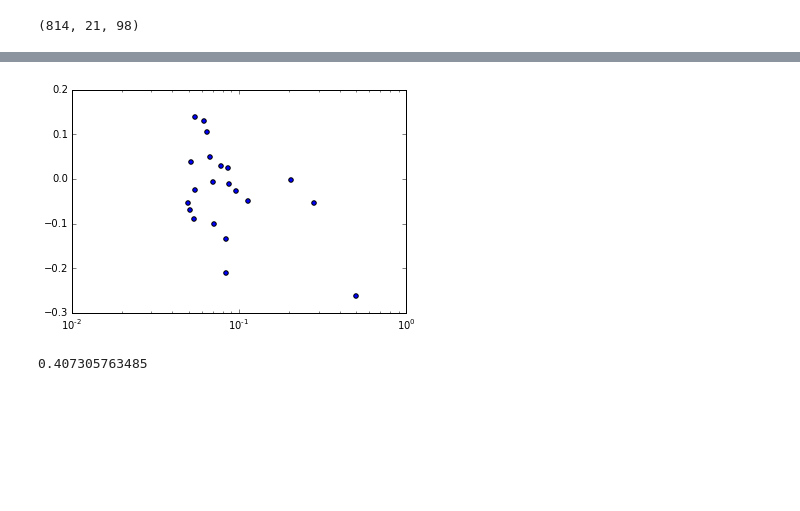
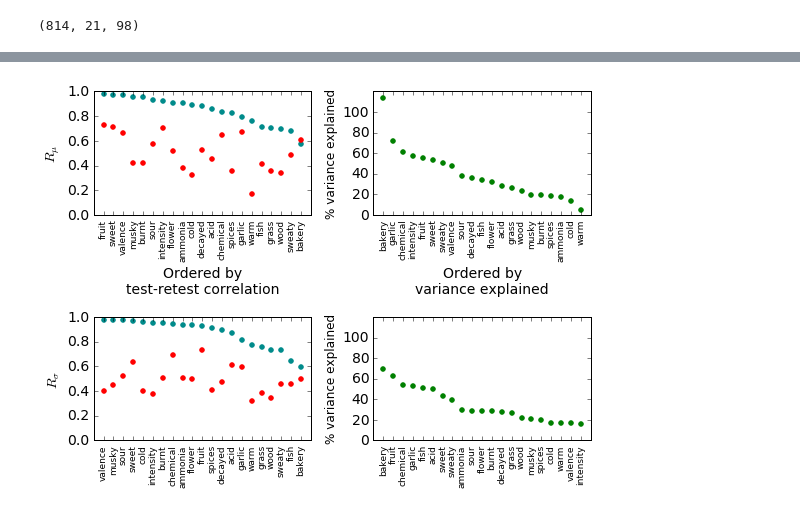
Before and after one commit to dream-olfaction/olfaction-prediction, a Jupyter notebook: opc_python/gerkin/prediction-limits.ipynb, the cells around one changed output, grey strips where cells are left out. Drawn from its saved outputs; the diff is of its cells as text; code cells hidden in the pictures; blank space fills up the shorter version.

Commit message:
Added notebook for reproducing figures in paper

```diff
--- a/opc_python/gerkin/prediction-limits.ipynb
+++ b/opc_python/gerkin/prediction-limits.ipynb
@@ -32,6 +32,10 @@ The Y['mean_std'] matrix now has shape (814x42) molecules by 2 x perceptual desc
 The Y['subject'] dict now has 49 matrices of shape (814x21) molecules by perceptual descriptors, one for each subject
 # %%
 y = np.ma.dstack([Y_all_mask['subject'][i] for i in range(1,50)])
+# %%
+perceptual_headers, perceptual_obs_data = loading.load_perceptual_data('training')
+# %%
+descriptors = [ph.split('/')[0].lower() for ph in perceptual_headers[6:]]
 # %%
 y2 = np.ma.dstack((y,y))
 y2.shape
@@ -40 +77,14 @@ y2.shape
+# %%
+# Taken from previous fits.
+best = {}
+best['mean'] = np.array([0.70097375,  0.66613775,  0.60919667,  0.71083115,  0.72697513,
+        0.41324559,  0.67517077,  0.35532091,  0.32683721,  0.5739374 ,
+        0.4174755 ,  0.45235007,  0.17290684,  0.42151002,  0.48610618,
+        0.3819078 ,  0.52868636,  0.33612901,  0.35745922,  0.51474916,
+        0.64789066])
+best['std'] = np.array([ 0.38      ,  0.4       ,  0.49785038,  0.63549459,  0.73547243,
+        0.45797419,  0.5945972 ,  0.4086892 ,  0.40109547,  0.52394973,
+        0.50651325,  0.61262666,  0.31698427,  0.44576133,  0.45793596,
+        0.50874842,  0.47298217,  0.34315854,  0.3857553 ,  0.50038353,
+        0.69402738])
 # %%
@@ -102,18 +105,0 @@ feature_gain = np.array([  4.49477830e-01,   3.35441491e-02,   8.00988917e-04,
-# %%
-plt.scatter(feature_gain[:21]+0.05,best-rm.mean(axis=0))
-plt.xscale('log')
-#(best-rm.mean(axis=0)).shape,feature_gain.shape
-# %% [output]
-[figure, removed]
-# %%
-x = np.zeros(100)
-for j in range(100):
-    a = np.zeros(1000)
-    b = np.zeros(1000)
-    for i in range(1000):
-        a[i] = norm.rvs(i,1000,40).mean()
-        b[i] = norm.rvs(i,1000,40).mean()
-    x[j] = np.corrcoef(a,b)[0,1]**2
-print(1-x.mean())
-# %% [output]
-0.407305763485
@@ -130,0 +106,42 @@ s_best = np.array([ 0.38      ,  0.4       ,  0.49785038,  0.63549459,  0.735472
+# %%
+import matplotlib
+matplotlib.rcParams.update({'font.size': 14})
+fig,ax = plt.subplots(2,2,sharey=False,figsize=(8,6))
+
+def plot_predictability(col):
+    for row,stat in [(0,'mean'),(1,'std')]:
+        if col==0:
+            ax[row,col].scatter(range(1,22),r_rep[stat][order[stat]],color='darkcyan')
+            ax[row,col].scatter(range(1,22),best[stat][order[stat]],color='r')
+        elif col==1:
+            ax[row,col].scatter(range(1,22),100*ratio[stat][order[stat]],color='g')
+        ax[row,col].set_xlim(0,22)
+        ax[row,col].set_xticks(range(1,22))
+        ax[row,col].set_xticklabels(np.array(descriptors)[order[stat]], fontdict={'fontsize':9}, rotation=90)
+
+order = {}
+order['mean'] = np.argsort(r_rep['mean'])[::-1]
+order['std'] = np.argsort(r_rep['std'])[::-1]
+plot_predictability(0)
+
+ratio = {}
+ratio['mean'] = best['mean']**2 / r_rep['mean']**2
+ratio['std'] = best['std']**2 / r_rep['std']**2
+order['mean'] = np.argsort(ratio['mean'])[::-1]
+order['std'] = np.argsort(ratio['std'])[::-1]
+plot_predictability(1)
+
+ax[0,0].set_ylabel(r'$R_\mu$')
+ax[1,0].set_ylabel(r'$R_\sigma$')
+for row in [0,1]:
+    ax[row,1].set_ylabel('% variance explained',fontdict={'fontsize':12})
+    ax[row,0].set_ylim(0,1)
+    ax[row,1].set_yticks(range(0,105,20))
+    ax[row,1].set_yticklabels(range(0,105,20))
+    ax[row,1].set_ylim(0,120)
+ax[0,0].set_xlabel('Ordered by\ntest-retest correlation')
+ax[0,1].set_xlabel('Ordered by\nvariance explained')
+
+plt.tight_layout()
+# %% [output]
+[figure, added]
```
Also changed, not shown: parts of 9 cells of this notebook, 11 other files.
